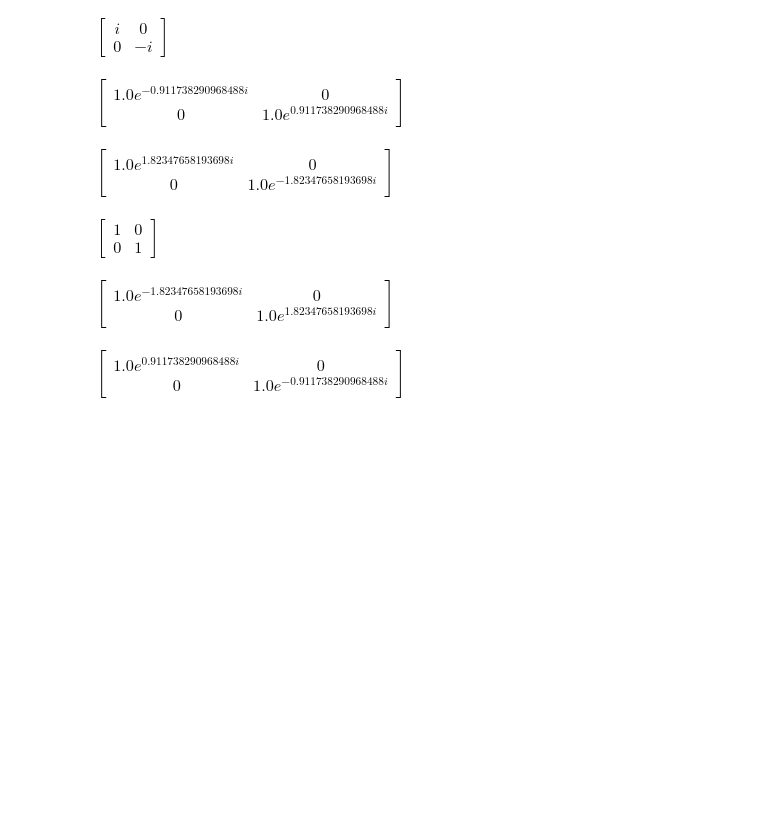
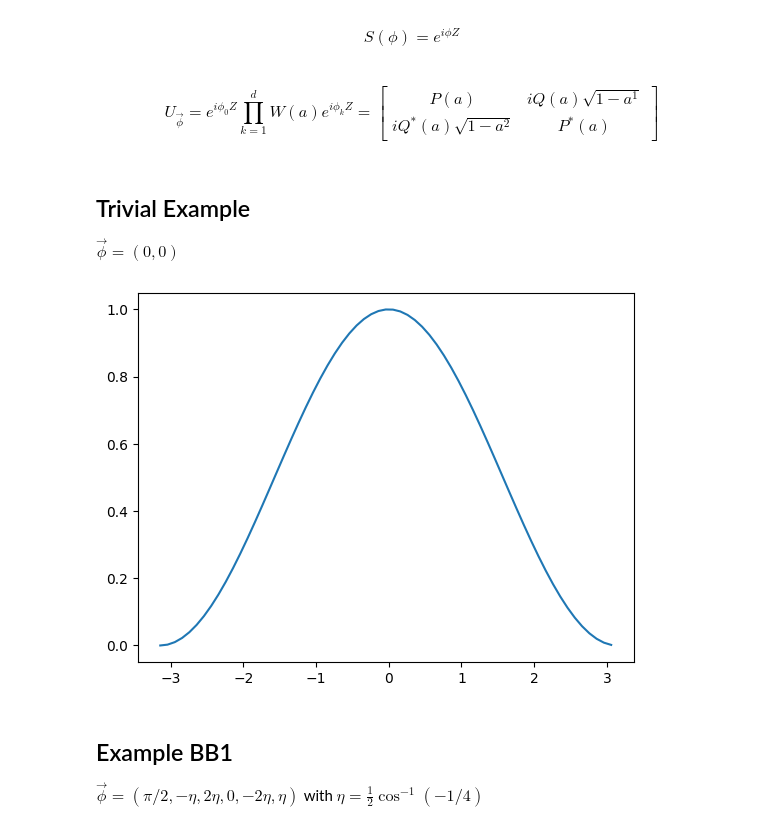
Before and after one commit to thilomueller/Seminar-Quantum-Computing, a Jupyter notebook: QSP.ipynb, the cells around one changed output. Cells and saved outputs as stored; diff of their text form; code cells hidden in the pictures; blank space fills up the shorter version.

```diff
--- a/QSP.ipynb
+++ b/QSP.ipynb
@@ -28,0 +7,19 @@ $\displaystyle \left[\begin{matrix}a & i \sqrt{1 - a^{2}}\\i \sqrt{1 - a^{2}} &
+# %%
+X_gate = np.array([[0, 1], [1, 0]], dtype = 'complex_')
+Y_gate = np.array([[0, -1j], [1j, 0]], dtype = 'complex_')
+Z_gate = np.array([[1, 0], [0, -1]], dtype = 'complex_')
+
+def R_x(theta):
+    return np.array([[np.cos(theta/2), -1j*np.sin(theta/2)], [-1j*np.sin(theta/2), np.cos(theta/2)]], dtype = 'complex_')
+
+def R_y(theta):
+    return np.array([[np.cos(theta/2), -1j*np.sin(theta/2)], [np.sin(theta/2), np.cos(theta/2)]], dtype = 'complex_')
+
+def R_z(theta):
+    return np.array([[np.exp(-1j*theta/2), 0], [0, np.exp(1j*theta/2)]], dtype = 'complex_')
+# %%
+def W(a):
+    '''
+    signal rotation operator
+    '''
+    return np.array([[a, 1j*np.sqrt(1-np.square(a)+0j)], [1j*np.sqrt(1-np.square(a)+0j), a]], dtype = 'complex_')
@@ -29,14 +34,48 @@ $\displaystyle \left[\begin{matrix}a & i \sqrt{1 - a^{2}}\\i \sqrt{1 - a^{2}} &
+# %%
+def S(phi):
+    '''
+    signal processing operator
+    '''
+    return expm(1j*phi*Z_gate)
+# %% [markdown]
+$$ S(\phi) = e^{i \phi Z} $$
+# %%
+def QSP(phi_vec, a):
+    '''
+    input: vector of phis, a
+    Performs the quantum signal processing
+    '''
+    result = S(phi_vec[0])
+    for k in range(1, len(phi_vec)):
+        result = result @ (W(a) @ S(phi_vec[k]))
+    return result
+# %% [markdown]
+$$
+U_{\vec{\phi}} = e^{i \phi_0 Z} \prod_{k=1}^d W(a) e^{i \phi_k Z}
+=
+\begin{bmatrix}
+P(a) & i Q(a) \sqrt{1-a^1} \\
+i Q^{*}(a) \sqrt{1-a^2} & P^{*}(a)
+\end{bmatrix}
+$$
+# %% [markdown]
+## Trivial Example
+$ \vec{\phi} = (0,0) $
+# %%
+phi_vec_triv = [0, 0]
+
+theta_vec_triv = np.arange(start=-np.pi, stop=np.pi, step=0.1)
+a_vec_triv = [np.cos(-1/2*theta) for theta in theta_vec_triv]
+
+transformation = [np.square(np.abs((QSP(phi_vec_triv, a)[0][0]))) for a in a_vec_triv]
+
+plt.plot(theta_vec_triv, transformation)
+plt.show()
+# %% [output]
+[figure, added]
+# %% [markdown]
+## Example BB1
+$ \vec{\phi} = (\pi/2, -\eta, 2\eta, 0, -2\eta, \eta) $ with $ \eta = \frac{1}{2} \cos^{-1}(-1/4) $
 # %%
-eta = sp.Symbol('\eta')
-eta = 1/2*sp.acos(-1/4)
-phi_vector_bb1 = sp.Matrix([sp.pi/2, -eta, 2*eta, 0, -2*eta, eta])
-
-for i in range(len(phi_vector_bb1)):
-    disp.display(S(phi_vector_bb1, i))
+eta = 1/2 * np.arccos(-1/4)
+phi_vec_bb1 = [np.pi/2, -eta, 2*eta, 0, -2*eta, eta]
-# %% [output]
-$\displaystyle \left[\begin{matrix}i & 0\\0 & - i\end{matrix}\right]$
-$\displaystyle \left[\begin{matrix}1.0 e^{- 0.911738290968488 i} & 0\\0 & 1.0 e^{0.911738290968488 i}\end{matrix}\right]$
-$\displaystyle \left[\begin{matrix}1.0 e^{1.82347658193698 i} & 0\\0 & 1.0 e^{- 1.82347658193698 i}\end{matrix}\right]$
-$\displaystyle \left[\begin{matrix}1 & 0\\0 & 1\end{matrix}\right]$
-$\displaystyle \left[\begin{matrix}1.0 e^{- 1.82347658193698 i} & 0\\0 & 1.0 e^{1.82347658193698 i}\end{matrix}\right]$
-$\displaystyle \left[\begin{matrix}1.0 e^{0.911738290968488 i} & 0\\0 & 1.0 e^{- 0.911738290968488 i}\end{matrix}\right]$
```
Also changed, not shown: parts of 12 cells of this notebook, 2 other files.
